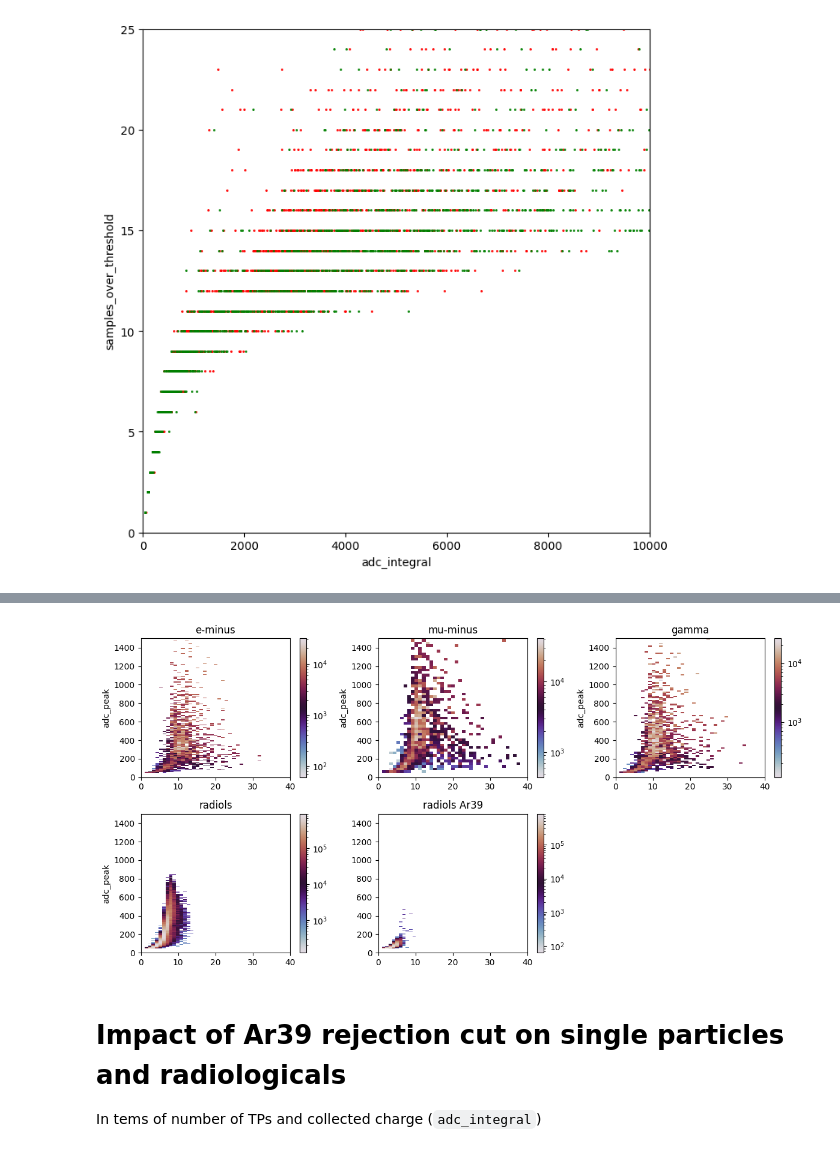
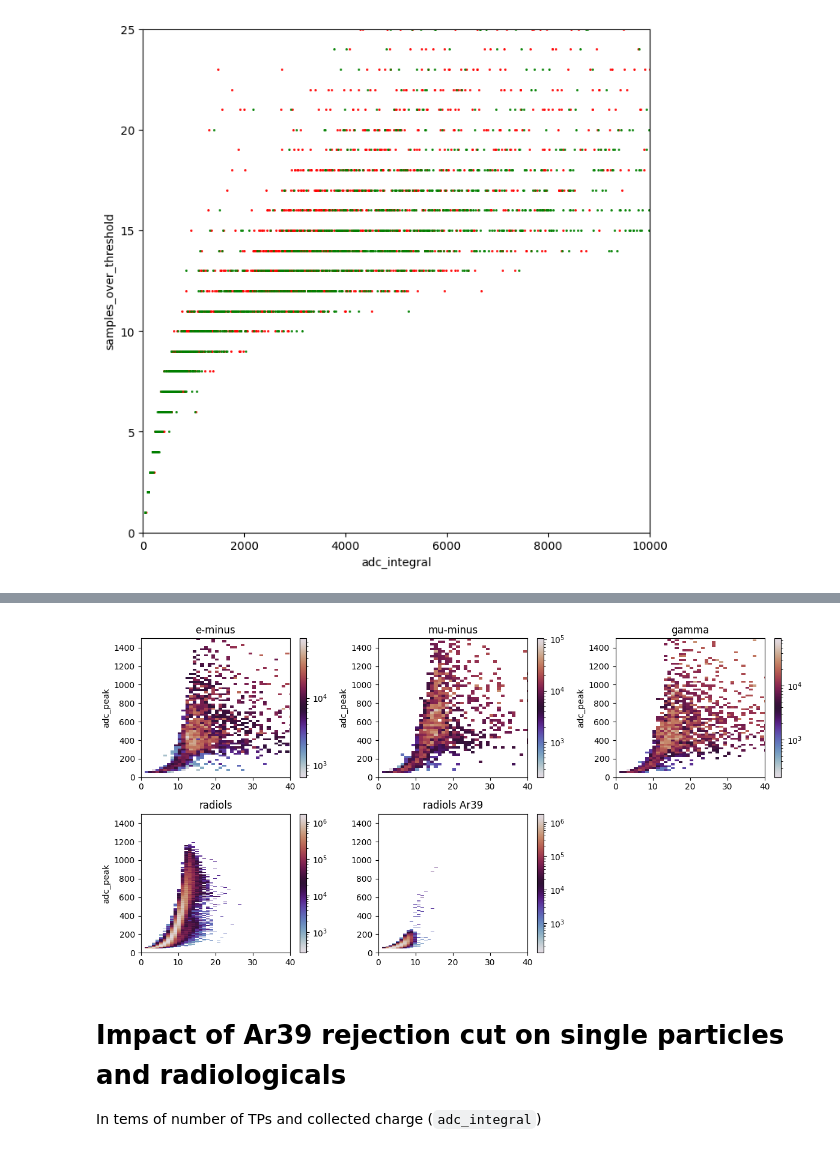
Before and after one commit to alessandrothea/tpvalidator, a Jupyter notebook: notebooks/mcprod/VDBackgroundRates.ipynb, the cells around one changed output, grey strips where cells are left out. Drawn from its saved outputs; the diff is of its cells as text; code cells hidden in the pictures.

```diff
--- a/notebooks/mcprod/VDBackgroundRates.ipynb
+++ b/notebooks/mcprod/VDBackgroundRates.ipynb
@@ -311,7 +306,7 @@ None
 wirecell_ides_cut = 'sample_peak > 100 & sample_peak < 8100'
 
 for n, df in datasets.items():
-    df.tps.query(wirecell_ides_cut, inplace=True)
+    df.tps = df.tps.query(wirecell_ides_cut, inplace=True)
     df.tps.extra_info['readout_window'] = 8000
 # %% [markdown]
 # MC particles spectra
@@ -712,7 +732,7 @@ y_range  = 0,1500
 cmap='twilight'
 weights = 'adc_integral'
 cut=''
-v = 0
+v = 2
 
 # dataset_psel['e-minus'].sig_view_2.plot.scatter(x=x_name, y='samples_over_threshold', s=size, ax=ax, c='red')
 # dataset_psel['mu-minus'].sig_view_2.plot.scatter(x=x_name, y='samples_over_threshold', s=size, ax=ax, c='green')
@@ -785,34 +805,34 @@ h = ax.hist2d(df[x_name], df[y_name], bins=bins, cmap=cmap, weights=w, norm=LogN
 fig.colorbar(h[3], ax=ax)
 
 ax.set_title(sample)
 ax.set_ylim(y_range)
 ax.set_ylabel(y_name)
 ax.set_xlim(x_range)
 
 # ----
 sample='radiols'
 ax = axes[1][1]
 df = dataset_psel[sample].query('bt_generator_name == "Ar39GenInLAr"').sig_by_view[v]
 df = df.query(cut) if cut else df
 w = df[weights] if weights else None
 
 bins=(df[x_name].max(), 200)
 h = ax.hist2d(df[x_name], df[y_name], bins=bins, cmap=cmap, weights=w, norm=LogNorm())
 
 fig.colorbar(h[3], ax=ax)
 
 ax.set_title(sample+' Ar39')
 ax.set_ylim(y_range)
 ax.set_xlim(x_range)
 
 # ----
 # remove the underlying axes
 axes[1,2].remove()
 
 fig.tight_layout()
 # fig.show()
 # %% [output]
-[figure, old version]
+[figure, new version]
 # %% [markdown]
 # Impact of Ar39 rejection cut on single particles and radiologicals
 
```
Also changed, not shown: parts of 8 cells of this notebook, 3 other files.
